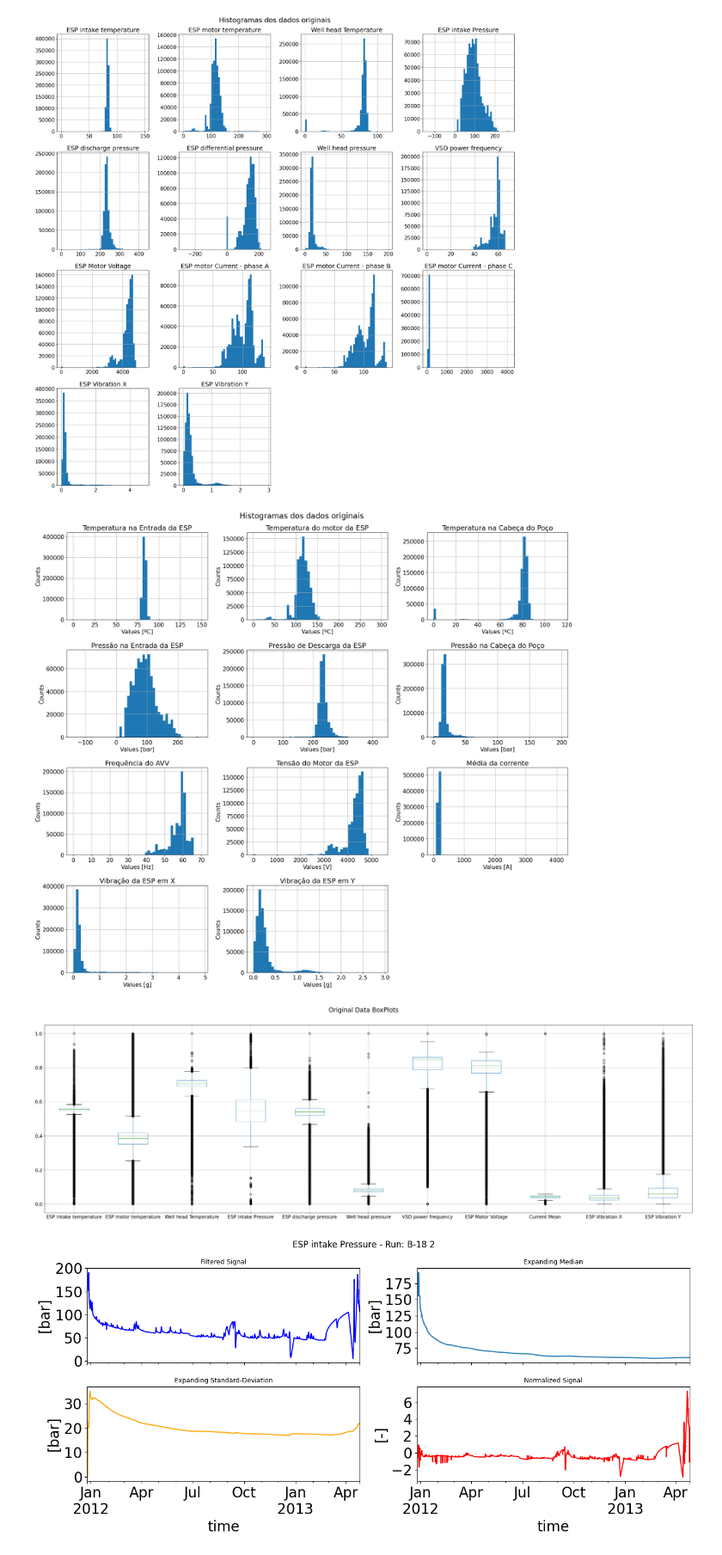
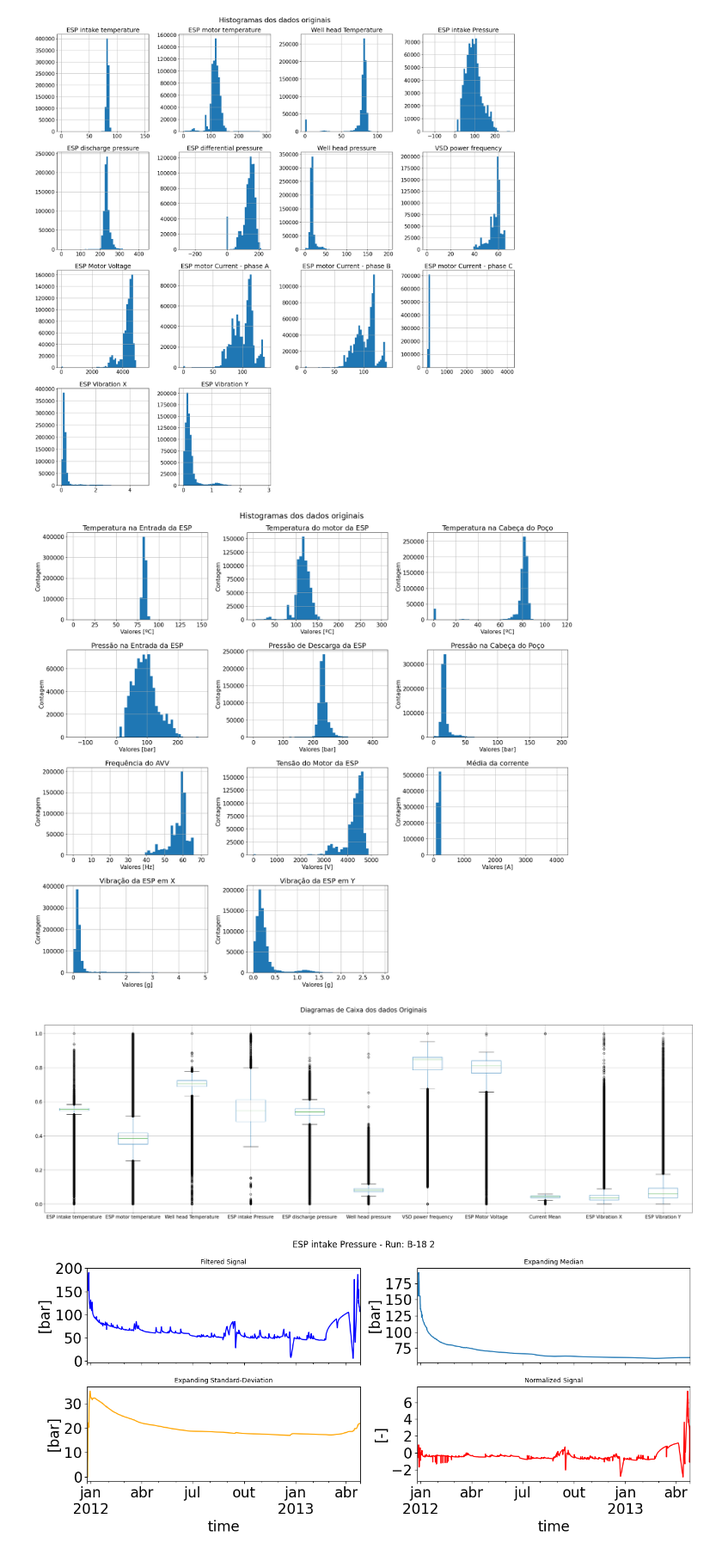
Before and after one commit to RL2-SP3/LISSA, a Jupyter notebook: examples/pump_data_cleaning.ipynb, the cells around one changed output. Shown at 86% size. Drawn from its saved outputs; the diff is of its cells as text; code cells hidden in the pictures.

```diff
--- a/examples/pump_data_cleaning.ipynb
+++ b/examples/pump_data_cleaning.ipynb
@@ -144,8 +144,8 @@ mapa = li.Traducao()
 
 for ax in axes.flatten():
     ax.set_title(mapa[ax.get_title()])
-    ax.set_xlabel("Values [" +measures[i]+"]" )  # Define a legenda com o nome da coluna
-    ax.set_ylabel("Counts")
+    ax.set_xlabel("Valores [" +measures[i]+"]" )  # Define a legenda com o nome da coluna
+    ax.set_ylabel("Contagem")
     i += 1
 
 
@@ -153,19 +153,19 @@ plt.suptitle("Histogramas dos dados originais",fontsize=20)
 plt.tight_layout(pad=1.3)
 plt.savefig("../imagens_gerais/hist_original.jpg")
 # %% [output]
-[figure, old version]
+[figure, new version]
 # %%
 boxplot_data = entireData.loc[entireData["Well_down"]==0][Headers].copy().fillna(0)
 #boxplot_data["ESP Motor Voltage"] = boxplot_data["ESP Motor Voltage"]/1000
 pd.plotting.boxplot(((boxplot_data-boxplot_data.min())/(boxplot_data.max()-boxplot_data.min())),figsize=(30,10))
 
 
 plt.rcParams["font.size"]=20
-plt.suptitle("Original Data BoxPlots",fontsize=20)
+plt.suptitle("Diagramas de Caixa dos dados Originais",fontsize=20) #Original Data BoxPlots"
 plt.tight_layout(pad=1.3)
 plt.savefig("../imagens_gerais/boxplot_original.jpg")
 # %% [output]
-[figure, old version]
+[figure, new version]
 # %%
 pump = pumpList[0]
 
```
Also changed, not shown: parts of 2 cells of this notebook.
